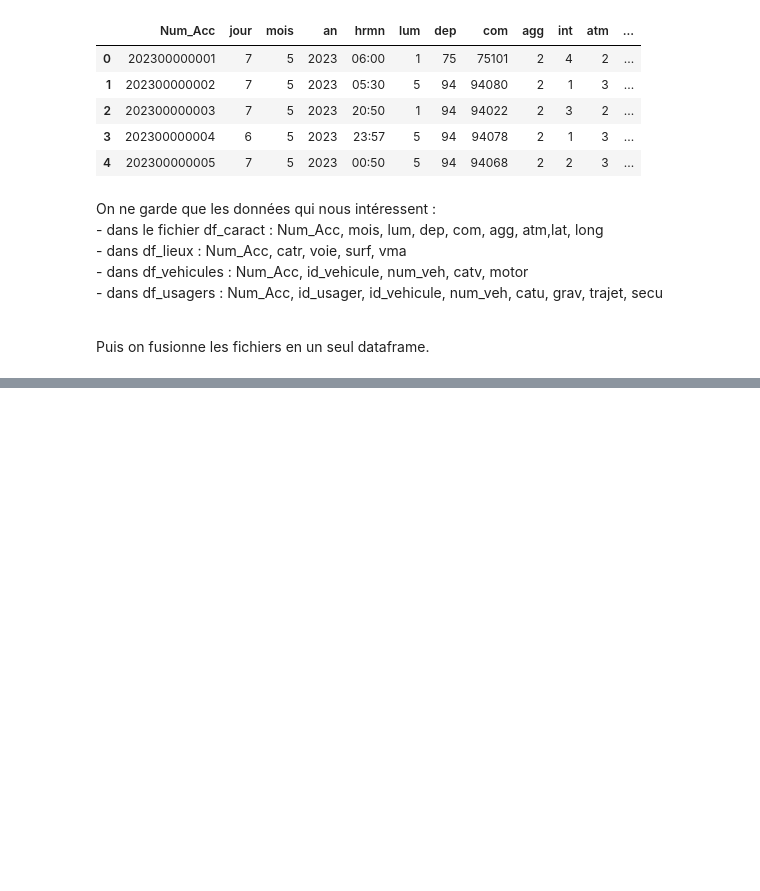
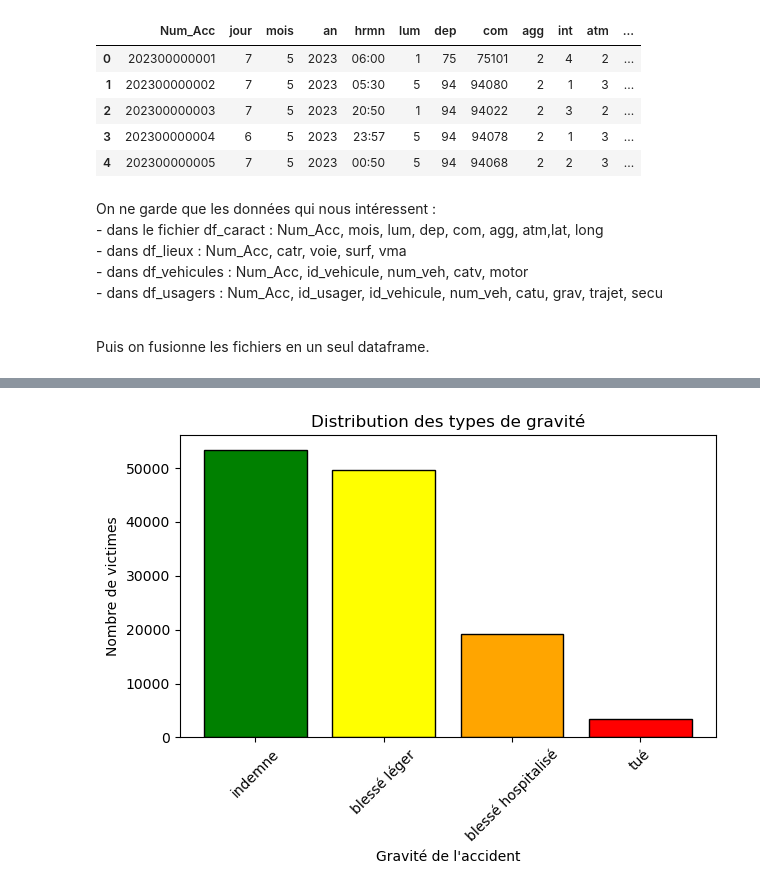
Before and after one commit to celineferbach/Projet-accidents-de-la-route, a Jupyter notebook: importation.ipynb, the cells around one changed output, grey strips where cells are left out. Saved outputs shown, nothing was run; the diff lists cells and outputs as text; code cells hidden in the pictures; blank space fills up the shorter version.

Commit message:
Premières analyses graphiques

```diff
--- a/importation.ipynb
+++ b/importation.ipynb
@@ -134,0 +157,13 @@ df.head(10)
+# %%
+hist = { "grav": ["indemne", "blessé léger", "blessé hospitalisé", "tué"],
+    "nb": [53399, 49603, 19271, 3398] }
+
+plt.bar(hist["grav"], hist["nb"], color=['green', 'yellow', 'orange', 'red'], edgecolor='black')
+plt.title("Distribution des types de gravité")
+plt.xlabel("Gravité de l'accident")
+plt.ylabel("Nombre de victimes")
+plt.xticks(rotation=45)  # Rotation des labels pour meilleure lisibilité
+plt.tight_layout()  # Ajustement automatique des marges
+plt.show()
+# %% [output]
+[figure, added]
```
Also changed, not shown: parts of 4 cells of this notebook.
